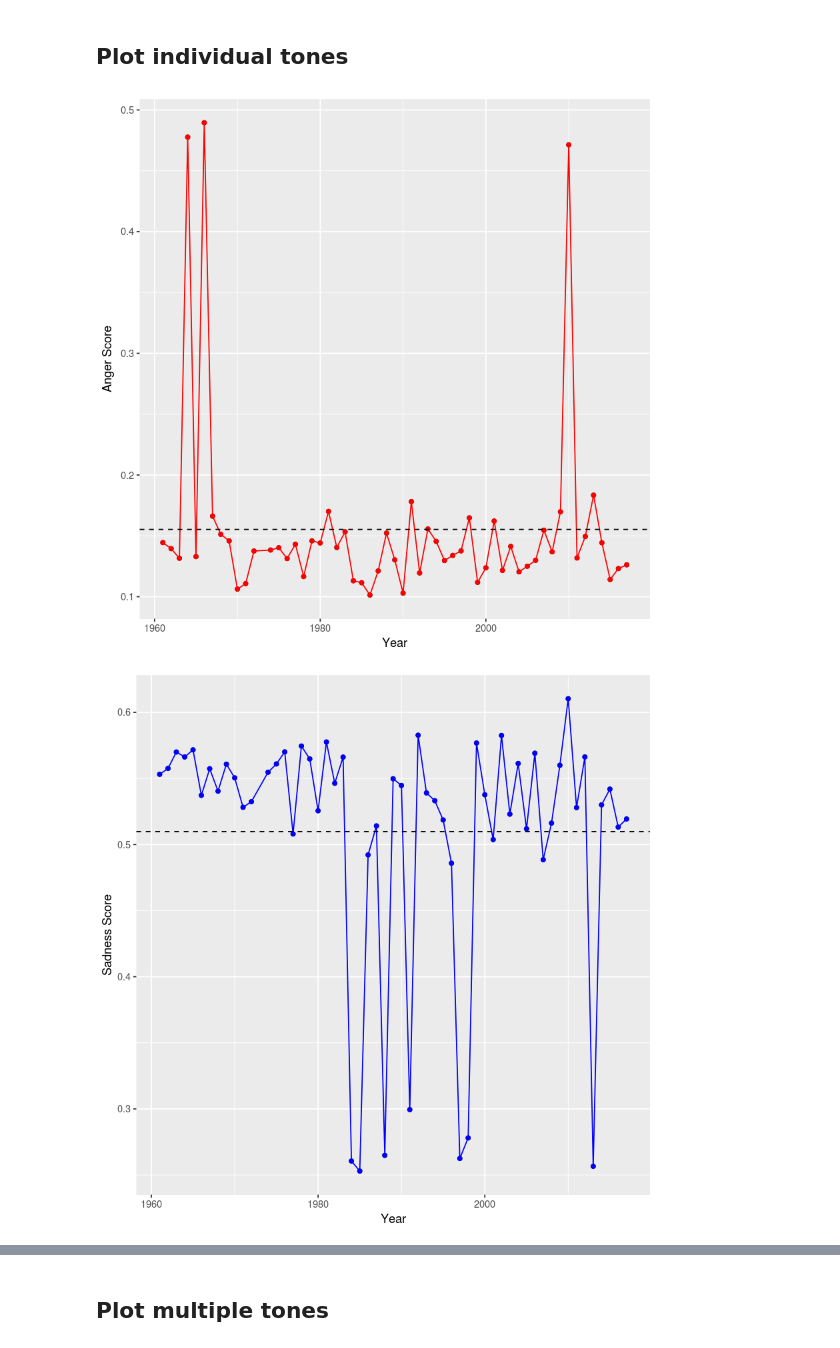
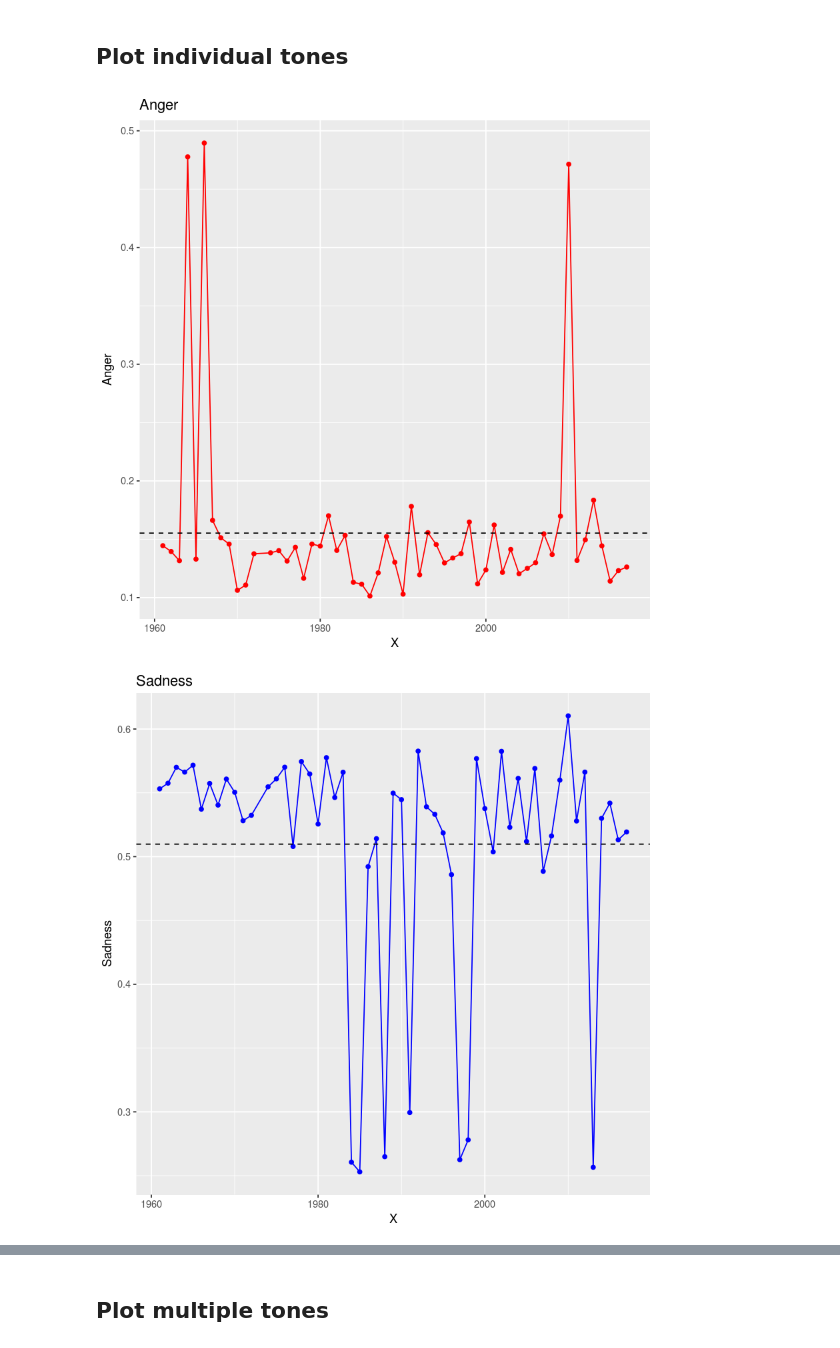
Before and after one commit to nickbuker/tone_state_of_the_unions, a Jupyter notebook: c_visualize_tones_r.ipynb, the cells around one changed output, grey strips where cells are left out. Saved outputs shown, nothing was run; the diff lists cells and outputs as text; code cells hidden in the pictures.

```diff
--- a/c_visualize_tones_r.ipynb
+++ b/c_visualize_tones_r.ipynb
@@ -16,15 +16,19 @@ head(df, 5)
 # %% [markdown]
 ## Plot individual tones
 # %%
-p = qplot(df$X, df$Anger, xlab ='Year', ylab = 'Anger Score') + geom_point(color='red') + geom_line(color='red')
-h = geom_hline(yintercept = mean(df$Anger), lty = 2)
-p + h
+ggplot(data = df) +
+geom_line(aes(x = X, y = Anger), color = 'red') +
+geom_point(aes(x = X, y = Anger), color = 'red') +
+geom_hline(yintercept = mean(df$Anger), lty = 2) +
+ggtitle('Anger')
 # %% [output]
-[figure, old version]
+[figure, new version]
 # %%
-p = qplot(df$X, df$Sadness, xlab ='Year', ylab = 'Sadness Score') + geom_point(color='blue') + geom_line(color='blue')
-h = geom_hline(yintercept = mean(df$Sadness), lty = 2)
-p + h
+ggplot(data = df) +
+geom_line(aes(x = X, y = Sadness), color = 'blue') +
+geom_point(aes(x = X, y = Sadness), color = 'blue') +
+geom_hline(yintercept = mean(df$Sadness), lty = 2) +
+ggtitle('Sadness')
 # %% [output]
-[figure, old version]
+[figure, new version]
 # %%
```
Also changed, not shown: parts of 9 cells of this notebook.
